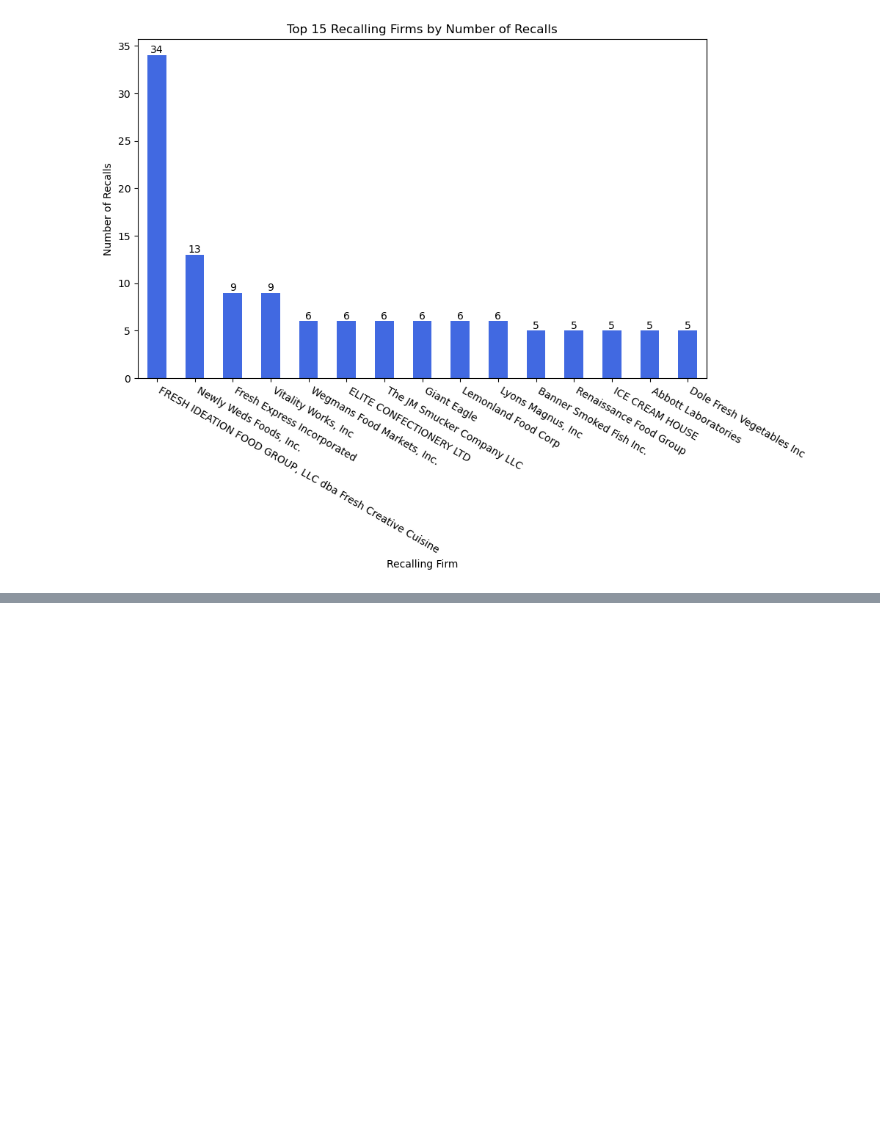
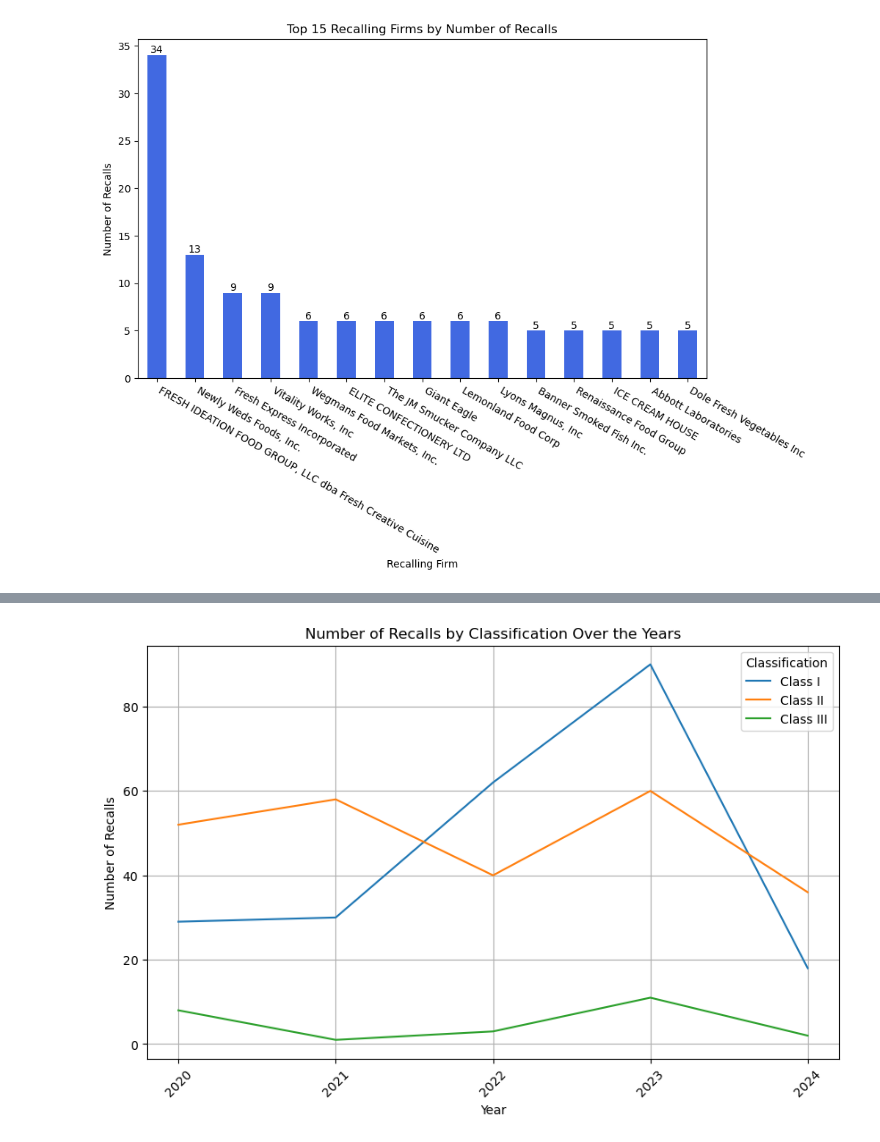
Before and after one commit to galvan0806/project_1_recalls, a Jupyter notebook: FDARecall.ipynb, the cells around one changed output, grey strips where cells are left out. Drawn from its saved outputs; the diff is of its cells as text; code cells hidden in the pictures; blank space fills up the shorter version.

```diff
--- a/FDARecall.ipynb
+++ b/FDARecall.ipynb
@@ -160,0 +198,25 @@ fig.update_xaxes(title_text="Recalling Firm")
+# %%
+# Load the dataset
+df = pd.read_csv('output_data/fda_food_enforcement_data.csv')
+
+# Convert report_date to datetime format
+df['report_date'] = pd.to_datetime(df['report_date'], format='%Y%m%d')
+
+# Group by year and classification, then count the number of recalls
+recall_trends_yearly = df.groupby([df['report_date'].dt.year, 'classification']).size().unstack(fill_value=0)
+
+# Plot the recall trends over the years with different lines for each classification
+plt.figure(figsize=(10, 6))
+for classification in recall_trends_yearly.columns:
+    plt.plot(recall_trends_yearly.index, recall_trends_yearly[classification], label=classification)
+
+plt.title('Number of Recalls by Classification Over the Years')
+plt.xlabel('Year')
+plt.ylabel('Number of Recalls')
+plt.xticks(recall_trends_yearly.index, rotation=45)
+plt.legend(title='Classification')
+plt.grid(True)
+plt.savefig("output_data/Number of Recalls by Class.png")
+plt.show()
+# %% [output]
+[figure, added]
```
Also changed, not shown: parts of 6 cells of this notebook.
